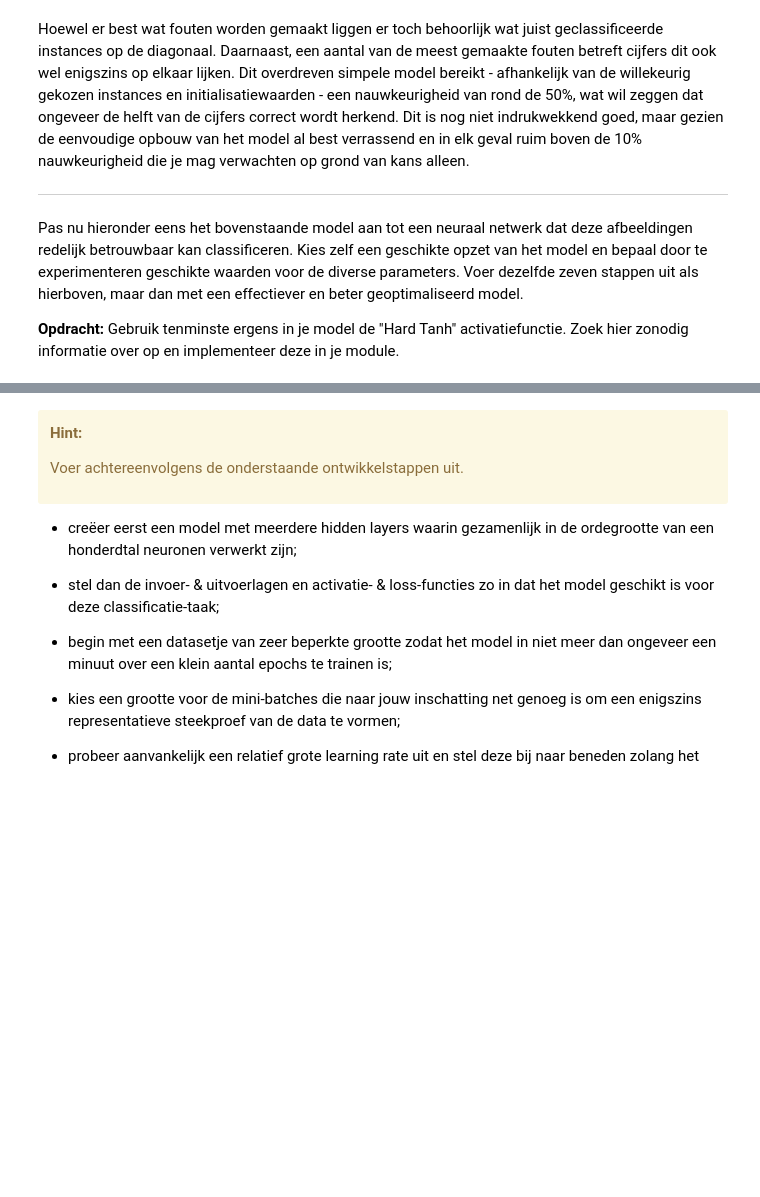
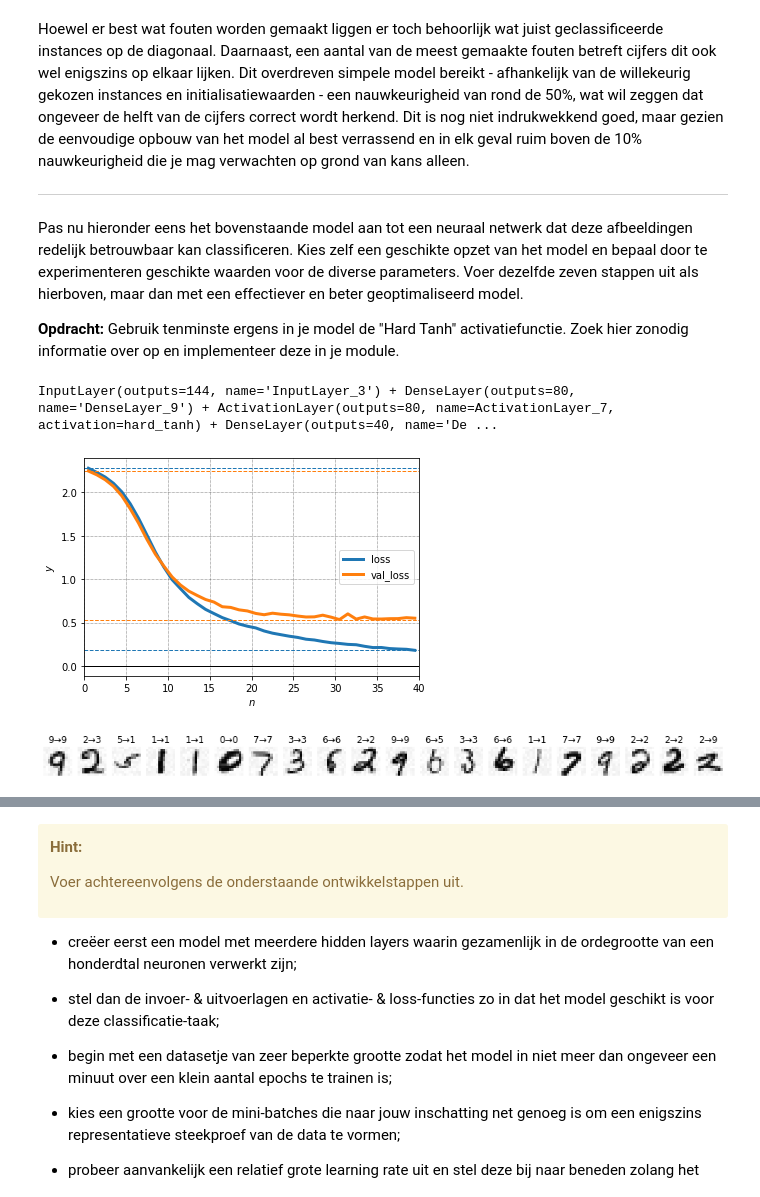
Before and after one commit to TimSwarts/AdvancedDatamining, a Jupyter notebook: Eindopdracht/Eindopdracht_v2223.1.ipynb, the cells around one changed output, grey strips where cells are left out. Cells and saved outputs as stored; diff of their text form; code cells hidden in the pictures; blank space fills up the shorter version.

```diff
--- a/Eindopdracht/Eindopdracht_v2223.1.ipynb
+++ b/Eindopdracht/Eindopdracht_v2223.1.ipynb
@@ -198,3 +287,27 @@ starttime = perf_counter()
+# %%
+# STAP 1: DATAGENERATIE
+set_size=600
+xs, ys = data.mnist_mini('./MNIST_mini.dat', num=set_size*3)
+trn_xs, trn_ys = xs[  0:set_size], ys[  0:set_size]
+val_xs, val_ys = xs[set_size:set_size*2], ys[set_size:set_size*2]
+tst_xs, tst_ys = xs[set_size*2:set_size*3], ys[set_size*2:set_size*3]
+# %%
+# STAP 2: MODELDEFINITIE
+my_model = model.InputLayer(144) + \
+           model.DenseLayer(80) + model.ActivationLayer(80, activation=model.hard_tanh) + \
+           model.DenseLayer(40) + model.ActivationLayer(40, activation=model.swish) + \
+           model.DenseLayer(20) + model.ActivationLayer(20, activation=model.swish) + \
+           model.DenseLayer(10) + model.SoftmaxLayer(10) + \
+           model.LossLayer(loss=model.categorical_crossentropy)
+
+print(my_model)
+# %% [output]
+InputLayer(outputs=144, name='InputLayer_3') + DenseLayer(outputs=80, name='DenseLayer_9') + ActivationLayer(outputs=80, name=ActivationLayer_7, activation=hard_tanh) + DenseLayer(outputs=40, name='De ...
+# %%
+# STAP 3: TRAINING
+my_history = my_model.fit(trn_xs, trn_ys, alpha=0.02, epochs=40, batch_size=20, validation_data=(val_xs, val_ys))
 # %%
 # STAP 4: VALIDATIECURVE
-# Voer hier je eigen code uit ...
+data.curve(my_history)
+# %% [output]
+[figure, added]
@@ -209,0 +314,5 @@ starttime = perf_counter()
+# %%
+# STAP 5: VISUALISATIE
+data.digits(tst_xs[:20], tst_ys[:20], model=my_model)
+# %% [output]
+[figure, added]
```
Also changed, not shown: parts of 28 cells of this notebook, 3 other files.
